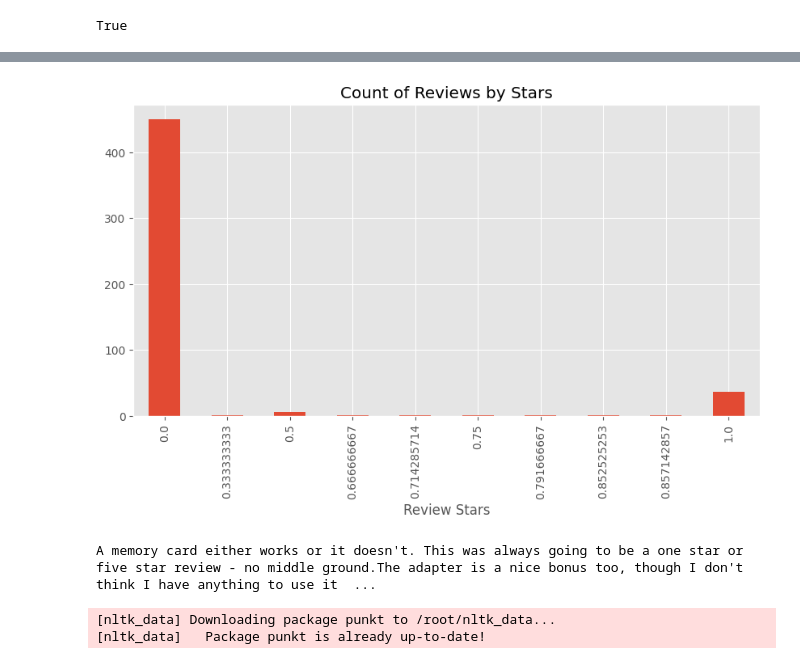
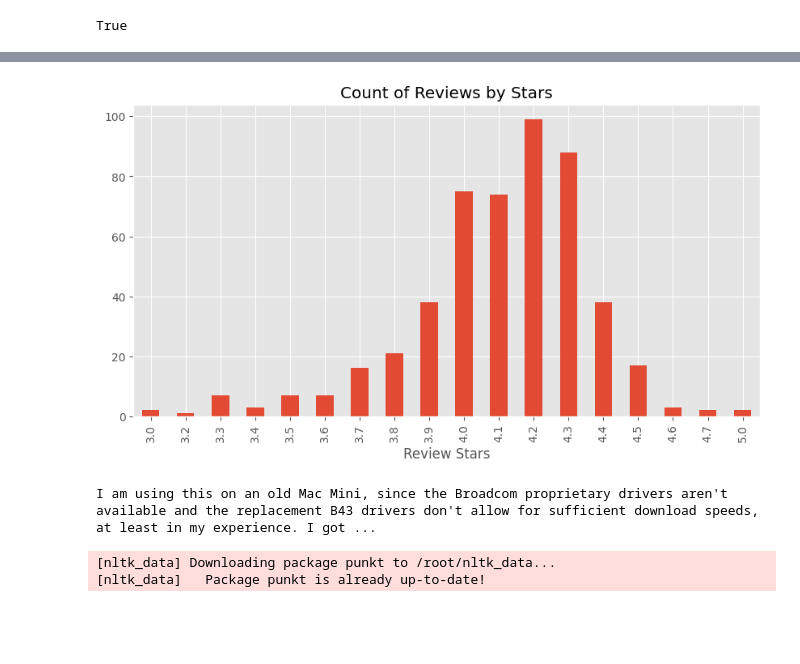
Before and after one commit to ANIKET-JAGTAP02/Product_Sentiment_Analysis, a Jupyter notebook: product_sesitment.ipynb, the cells around one changed output, grey strips where cells are left out. Drawn from its saved outputs; the diff is of its cells as text; code cells hidden in the pictures; blank space fills up the shorter version.

```diff
--- a/product_sesitment.ipynb
+++ b/product_sesitment.ipynb
@@ -56,18 +57,18 @@ Index(['Unnamed: 0', 'reviewerName', 'overall', 'reviewText', 'reviewTime',
       dtype='object')
 # %%
-ax = df['score_average_rating'].value_counts().sort_index() \
+ax = df['rating'].value_counts().sort_index() \
     .plot(kind='bar',
           title='Count of Reviews by Stars',
           figsize=(10, 5))
 ax.set_xlabel('Review Stars')
 plt.show()
 # %% [output]
-[figure, old version]
+[figure, new version]
 # %%
-example = df['reviewText'][50]
+example = df['review_content'][50]
 print(example)
 # %% [output]
-A memory card either works or it doesn't. This was always going to be a one star or five star review - no middle ground.The adapter is a nice bonus too, though I don't think I have anything to use it  ...
+I am using this on an old Mac Mini, since the Broadcom proprietary drivers aren't available and the replacement B43 drivers don't allow for sufficient download speeds, at least in my experience. I got ...
 # %%
 import nltk
 nltk.download('punkt')
```
Also changed, not shown: parts of 25 cells of this notebook.
